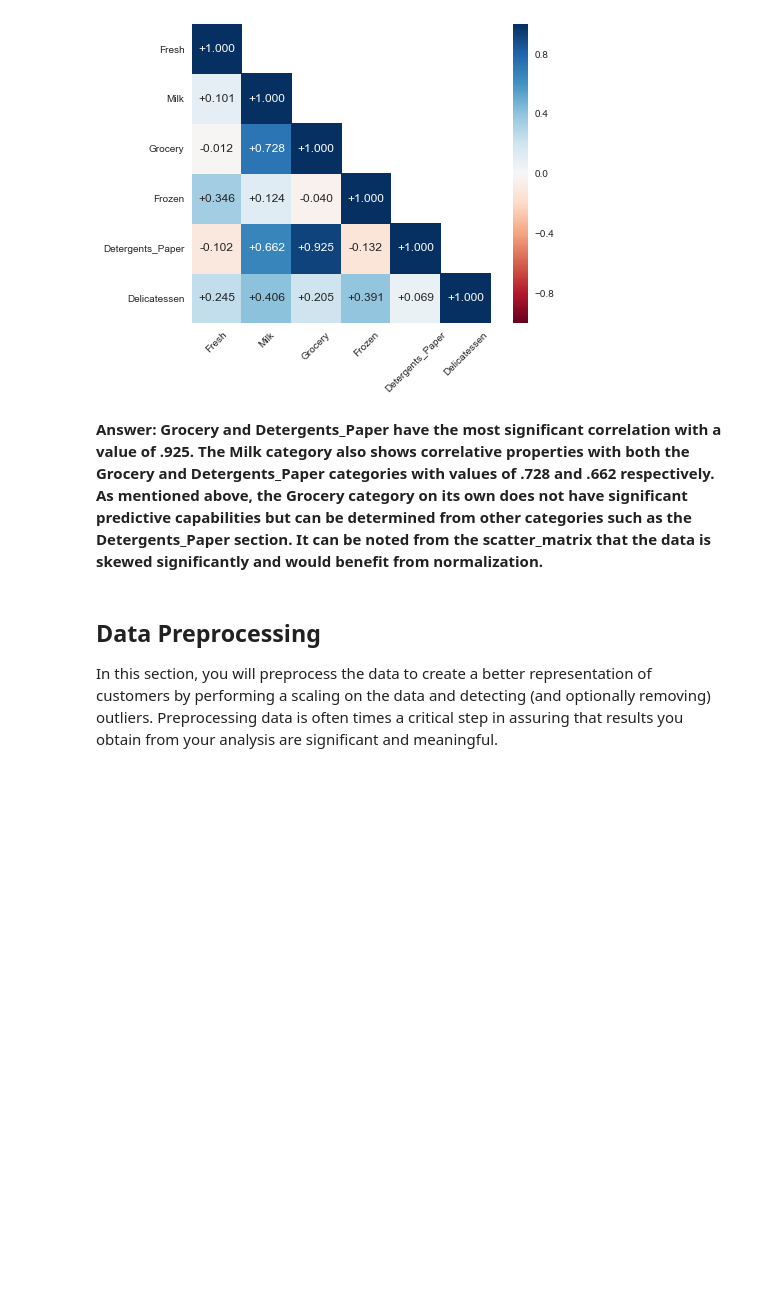
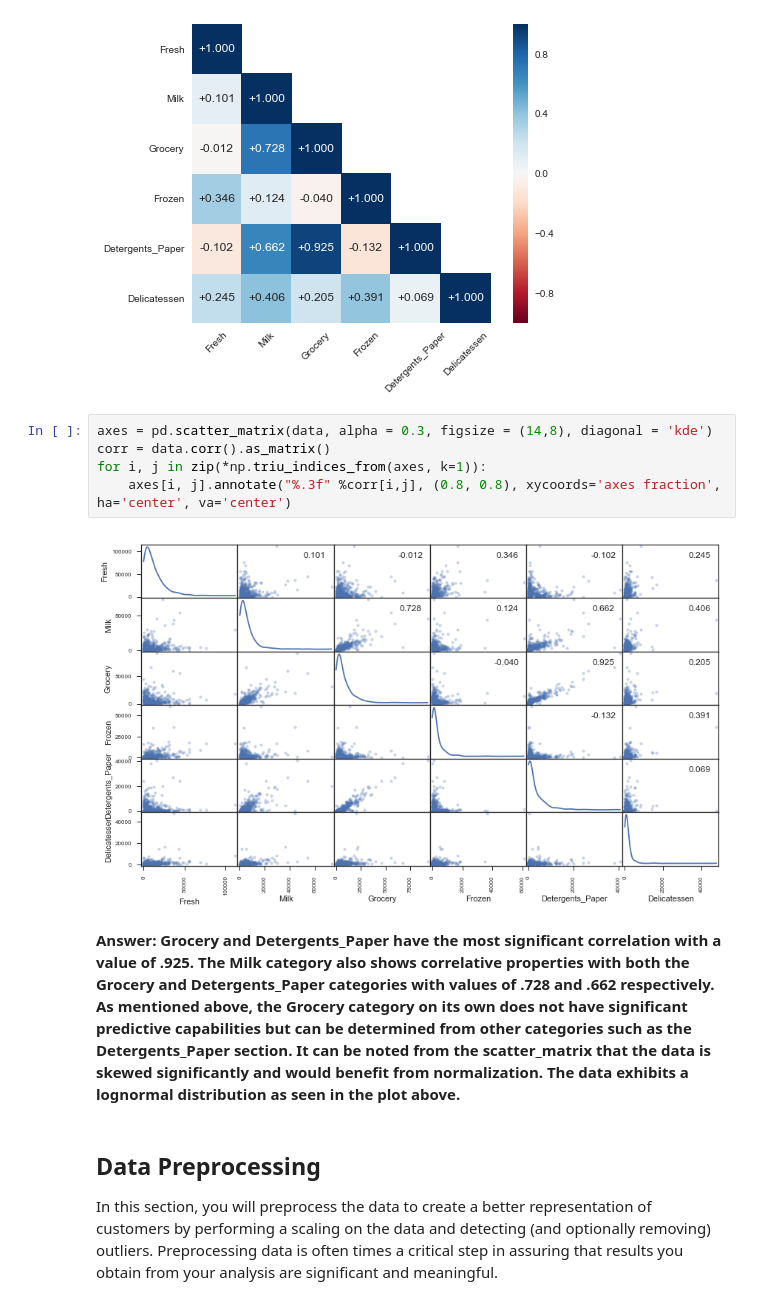
Before and after one commit to rigginscallen/machine-learning-public, a Jupyter notebook: customer_segments/customer_segments.ipynb, the cells around one changed output. Drawn from its saved outputs; the diff is of its cells as text; blank space fills up the shorter version.

```diff
--- a/customer_segments/customer_segments.ipynb
+++ b/customer_segments/customer_segments.ipynb
@@ -163,9 +171,16 @@ with sns.axes_style("white"):
     plt.xticks(rotation = 45, ha = 'center')
 # %% [output]
 [figure]
+# %%
+axes = pd.scatter_matrix(data, alpha = 0.3, figsize = (14,8), diagonal = 'kde')
+corr = data.corr().as_matrix()
+for i, j in zip(*np.triu_indices_from(axes, k=1)):
+    axes[i, j].annotate("%.3f" %corr[i,j], (0.8, 0.8), xycoords='axes fraction', ha='center', va='center')
+# %% [output]
+[figure, added]
 # %% [markdown]
 **Answer:
-Grocery and Detergents_Paper have the most significant correlation with a value of .925. The Milk category also shows correlative properties with both the Grocery and Detergents_Paper categories with values of .728 and .662 respectively. As mentioned above, the Grocery category on its own does not have significant predictive capabilities but can be determined from other categories such as the Detergents_Paper section. It can be noted from the scatter_matrix that the data is skewed significantly and would benefit from normalization.**
+Grocery and Detergents_Paper have the most significant correlation with a value of .925. The Milk category also shows correlative properties with both the Grocery and Detergents_Paper categories with values of .728 and .662 respectively. As mentioned above, the Grocery category on its own does not have significant predictive capabilities but can be determined from other categories such as the Detergents_Paper section. It can be noted from the scatter_matrix that the data is skewed significantly and would benefit from normalization. The data exhibits a lognormal distribution as seen in the plot above.**
 # %% [markdown]
 ## Data Preprocessing
 In this section, you will preprocess the data to create a better representation of customers by performing a scaling on the data and detecting (and optionally removing) outliers. Preprocessing data is often times a critical step in assuring that results you obtain from your analysis are significant and meaningful.
```
Also changed, not shown: parts of 10 cells of this notebook, 2 other files.
